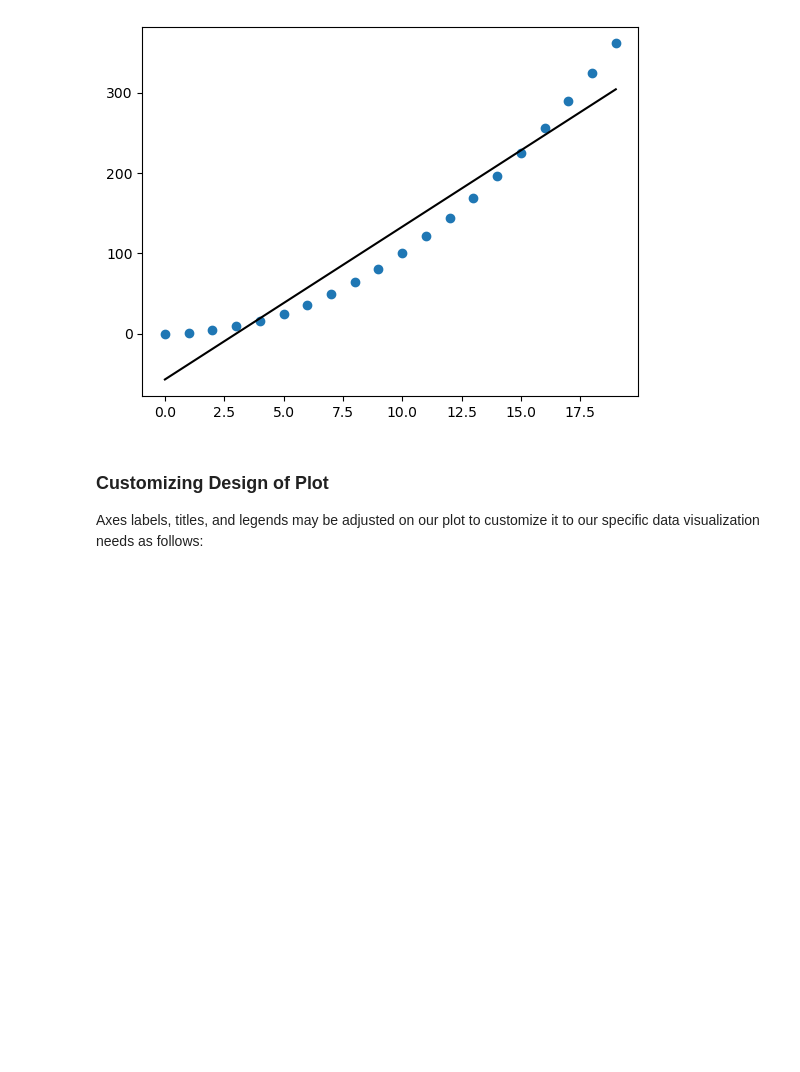
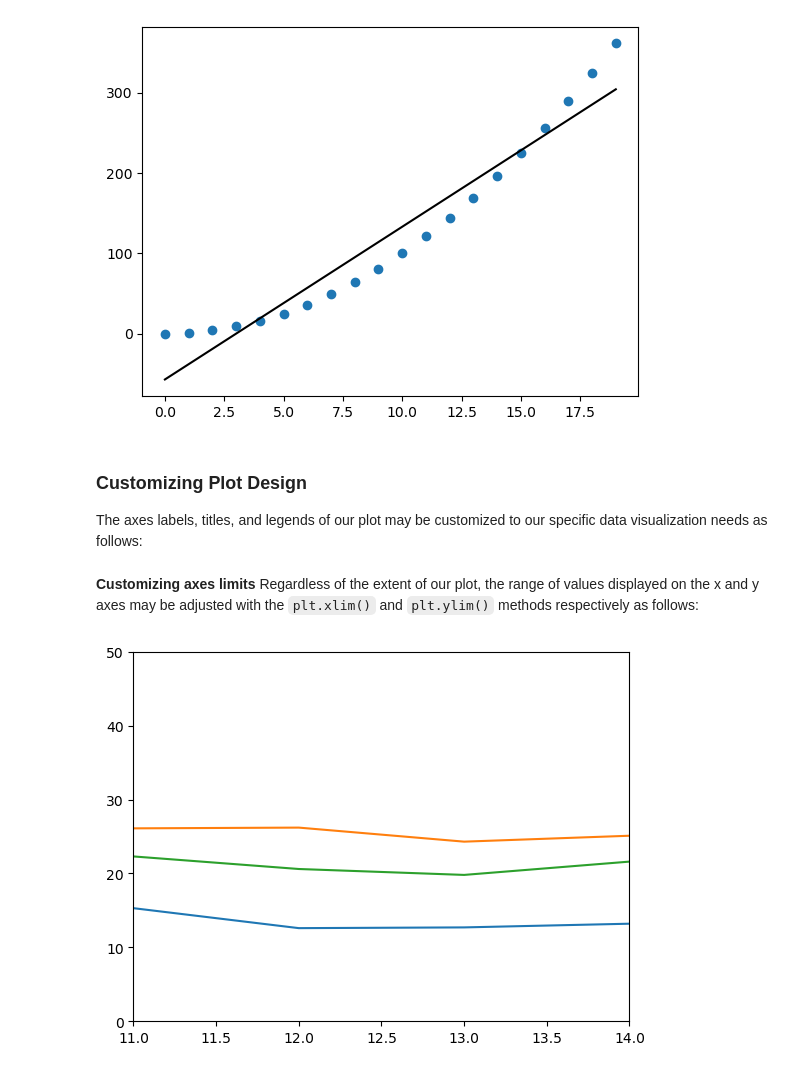
Before and after one commit to francis-ohara/intro-to-data-science, a Jupyter notebook: notebooks/5-matplotlib-exercise.ipynb, the cells around one changed output. Saved outputs shown, nothing was run; the diff lists cells and outputs as text; code cells hidden in the pictures; blank space fills up the shorter version.

```diff
--- a/notebooks/5-matplotlib-exercise.ipynb
+++ b/notebooks/5-matplotlib-exercise.ipynb
@@ -279,5 +279,22 @@ plt.plot(x_values, y_values_line, "black");  # line plot of line of best fit.
 # %% [output]
 [figure]
 # %% [markdown]
-### Customizing Design of Plot
-Axes labels, titles, and legends may be adjusted on our plot to customize it to our specific data visualization needs as follows:
+### Customizing Plot Design
+The axes labels, titles, and legends of our plot may be customized to our specific data visualization needs as follows:
+# %% [markdown]
+**Customizing axes limits**
+Regardless of the extent of our plot, the range of values displayed on the x and y axes may be adjusted with the `plt.xlim()` and `plt.ylim()` methods respectively as follows:
+# %%
+x = [11, 12, 13, 14, 15, 16, 17]
+y0 = [15.3, 12.6, 12.7, 13.2, 12.3, 11.4, 12.8]
+y1 = [26.1, 26.2, 24.3, 25.1, 26.7, 27.8, 26.9]
+y2 = [22.3, 20.6, 19.8, 21.6, 21.3, 19.4, 21.4]
+
+plt.plot(x, y0)
+plt.plot(x, y1)
+plt.plot(x, y2)
+
+plt.xlim(11, 14)
+plt.ylim(0, 50);
+# %% [output]
+[figure, added]
```
Also changed, not shown: parts of 17 cells of this notebook, 1 other file.
